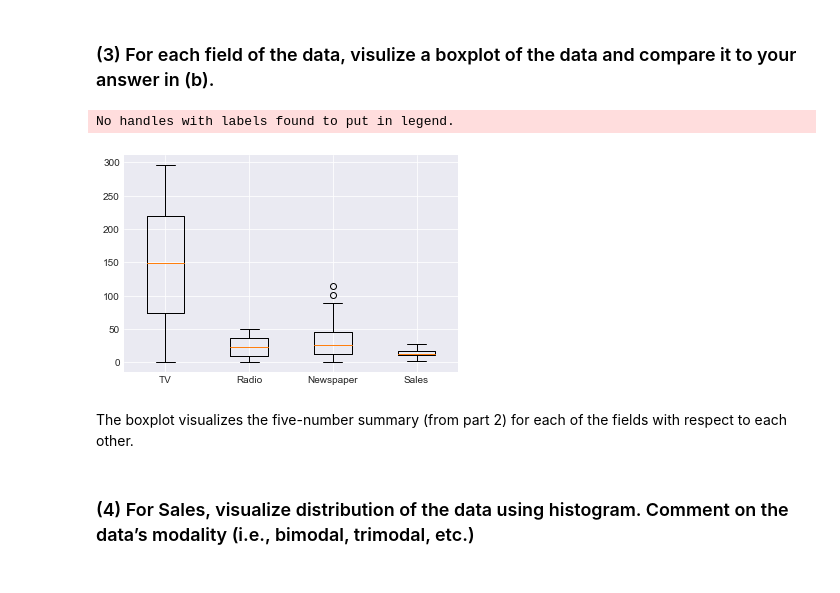
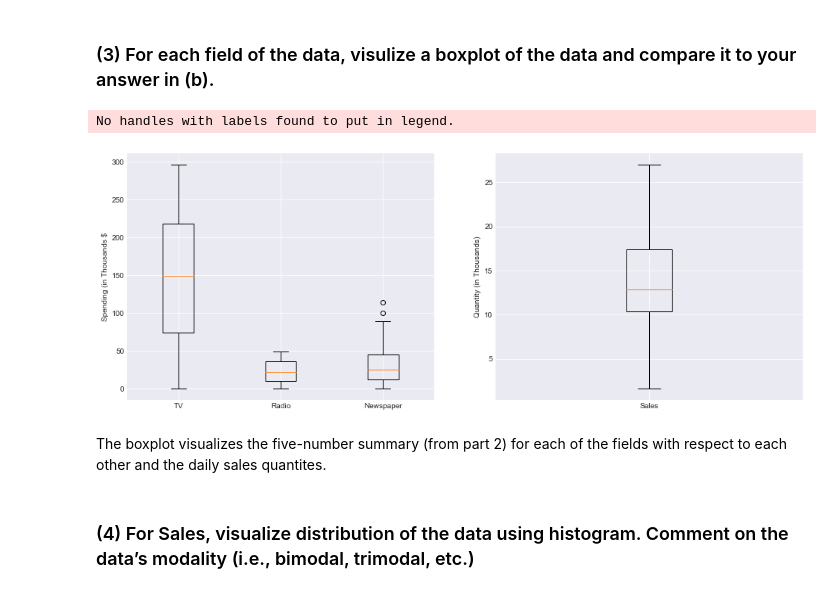
Before and after one commit to miamrodgers/4310-ML, a Jupyter notebook: ME1_simpleAnalysis/data_analysis.ipynb, the cells around one changed output. Cells and saved outputs as stored; diff of their text form; code cells hidden in the pictures.

```diff
--- a/ME1_simpleAnalysis/data_analysis.ipynb
+++ b/ME1_simpleAnalysis/data_analysis.ipynb
@@ -116,15 +103,19 @@ data.describe()
 # %% [markdown]
 ### (3) For each field of the data, visulize a boxplot of the data and compare it to your answer in (b).
 # %%
-plt.boxplot([data[column] for column in data.columns],
-            labels=[column for column in data.columns])
+fig, ((a1, a2)) = plt.subplots(1, 2, figsize=[16, 6])
+a1.boxplot([data[column] for column in data.columns[:3]],
+            labels=[column for column in data.columns[:3]])
+a1.set(ylabel='Spending (in Thousands $')
+a2.boxplot(data.Sales, labels=['Sales'])
+a2.set(ylabel='Quantity (in Thousands)')
 plt.legend()
 plt.show()
 # %% [output]
 No handles with labels found to put in legend.
-[figure, old version]
+[figure, new version]
 # %% [markdown]
-The boxplot visualizes the five-number summary (from part 2) for each of the fields with respect to each other.
+The boxplot visualizes the five-number summary (from part 2) for each of the fields with respect to each other and the daily sales quantites.
 # %% [markdown]
 
 ### (4) For Sales, visualize distribution of the data using histogram. Comment on the data’s modality (i.e., bimodal, trimodal, etc.)
```
Also changed, not shown: parts of 2 cells of this notebook.
